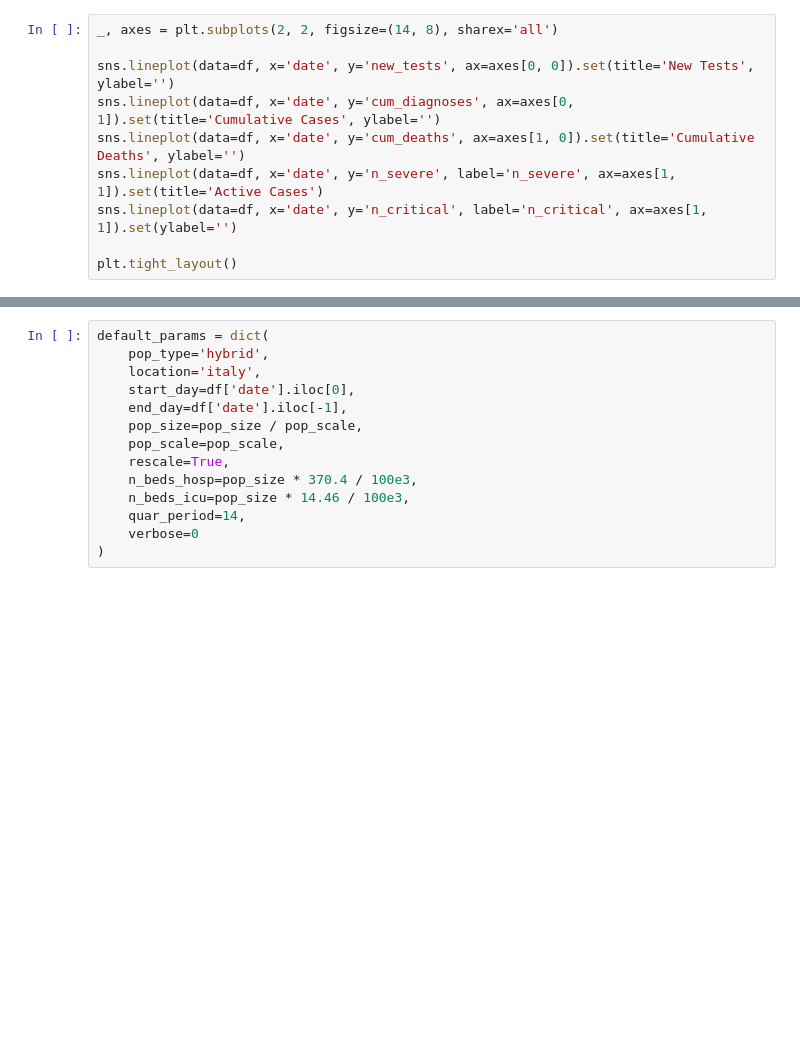
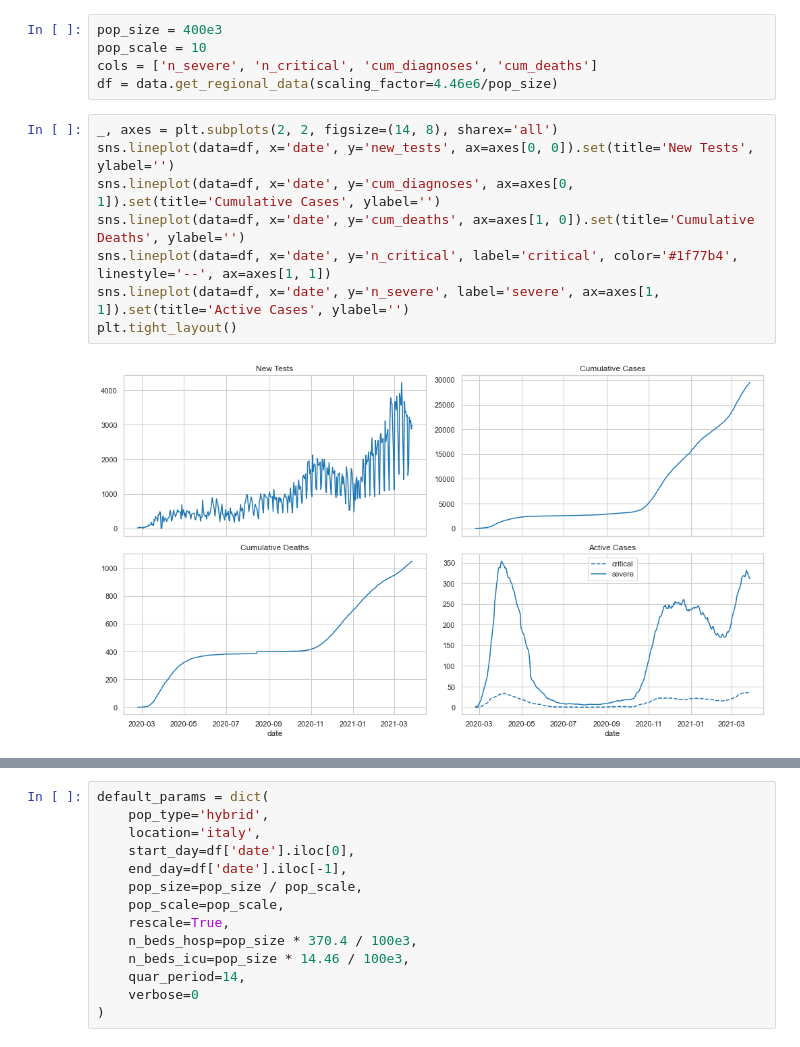
Before and after one commit to LIA-UniBo/EpidemicModelLearning, a Jupyter notebook: notebooks/2. Calibration.ipynb, the cells around one changed output, grey strips where cells are left out. Cells and saved outputs as stored; diff of their text form; blank space fills up the shorter version.

```diff
--- a/notebooks/2. Calibration.ipynb
+++ b/notebooks/2. Calibration.ipynb
@@ -30,10 +45,15 @@ custom_estimator = calibration.get_custom_estimator('r2', sample_weight)
+# %%
+pop_size = 400e3
+pop_scale = 10
+cols = ['n_severe', 'n_critical', 'cum_diagnoses', 'cum_deaths']
+df = data.get_regional_data(scaling_factor=4.46e6/pop_size)
 # %%
 _, axes = plt.subplots(2, 2, figsize=(14, 8), sharex='all')
-
 sns.lineplot(data=df, x='date', y='new_tests', ax=axes[0, 0]).set(title='New Tests', ylabel='')
 sns.lineplot(data=df, x='date', y='cum_diagnoses', ax=axes[0, 1]).set(title='Cumulative Cases', ylabel='')
 sns.lineplot(data=df, x='date', y='cum_deaths', ax=axes[1, 0]).set(title='Cumulative Deaths', ylabel='')
-sns.lineplot(data=df, x='date', y='n_severe', label='n_severe', ax=axes[1, 1]).set(title='Active Cases')
-sns.lineplot(data=df, x='date', y='n_critical', label='n_critical', ax=axes[1, 1]).set(ylabel='')
-
+sns.lineplot(data=df, x='date', y='n_critical', label='critical', color='#1f77b4', linestyle='--', ax=axes[1, 1])
+sns.lineplot(data=df, x='date', y='n_severe', label='severe', ax=axes[1, 1]).set(title='Active Cases', ylabel='')
 plt.tight_layout()
+# %% [output]
+[figure, added]
```
Also changed, not shown: parts of 51 cells of this notebook, 3 other files.
